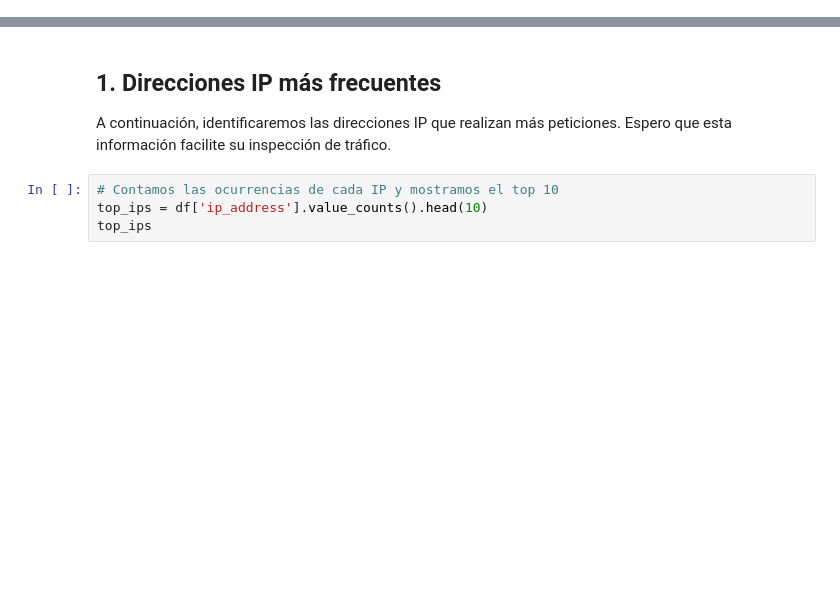
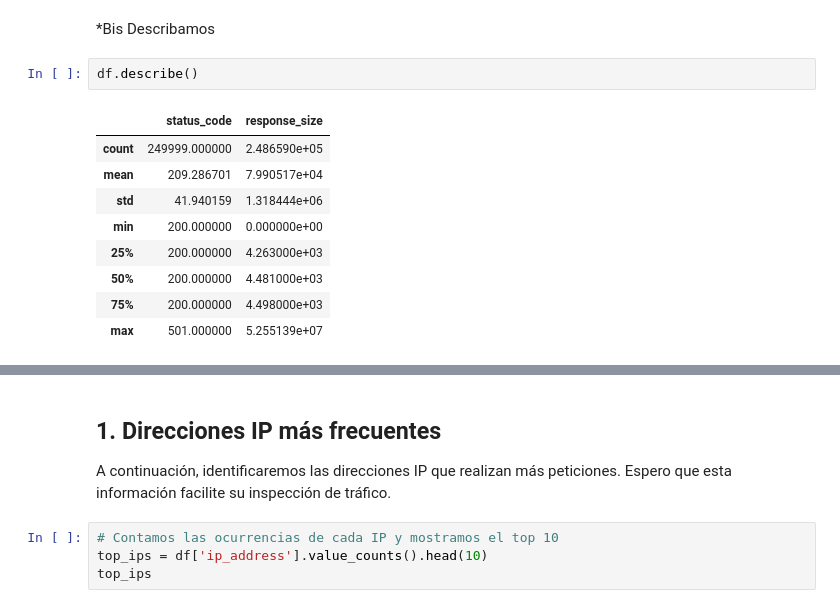
Before and after one commit to compermisos/data_engineer, a Jupyter notebook: data_translation/pandas.ipynb, the cells around one changed output, grey strips where cells are left out. Saved outputs shown, nothing was run; the diff lists cells and outputs as text; blank space fills up the shorter version.

```diff
--- a/data_translation/pandas.ipynb
+++ b/data_translation/pandas.ipynb
@@ -68,0 +90,15 @@ def cargar_datos(ruta: str) -> pd.DataFrame:
+# %% [markdown]
+*Bis
+Describamos
+# %%
+df.describe()
+# %% [output]
+|  | status_code | response_size |
+| count | 249999.000000 | 2.486590e+05 |
+| mean | 209.286701 | 7.990517e+04 |
+| std | 41.940159 | 1.318444e+06 |
+| min | 200.000000 | 0.000000e+00 |
+| 25% | 200.000000 | 4.263000e+03 |
+| 50% | 200.000000 | 4.481000e+03 |
+| 75% | 200.000000 | 4.498000e+03 |
+| max | 501.000000 | 5.255139e+07 |
```
Also changed, not shown: parts of 15 cells of this notebook, 3 other files.
